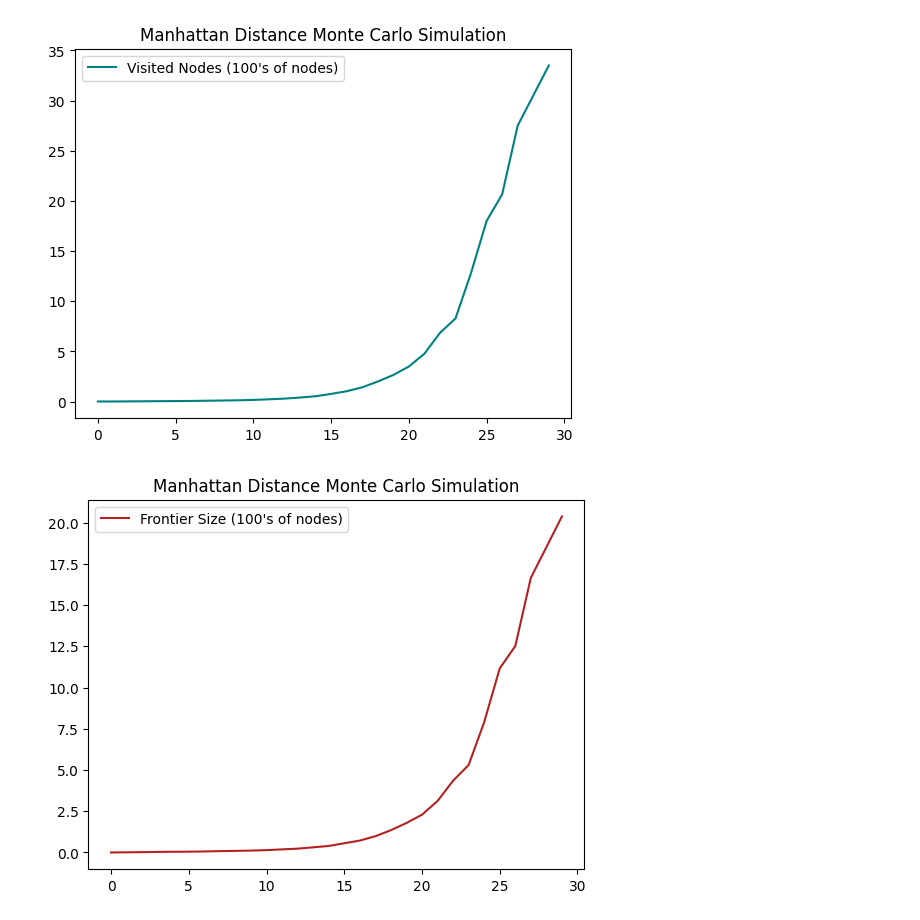
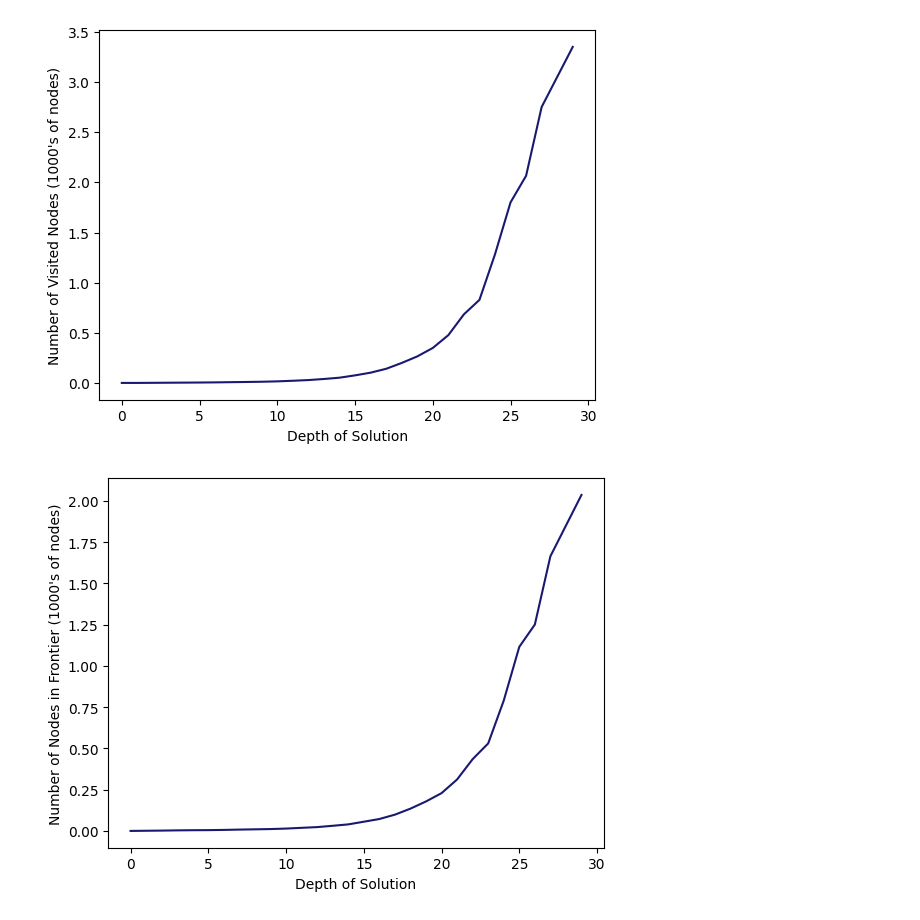
Before and after one commit to BrandonPaulsen/PYSlidingPuzzles, a Jupyter notebook: PYSlidingPuzzle.ipynb, the cells around one changed output. Cells and saved outputs as stored; diff of their text form; code cells hidden in the pictures.

```diff
--- a/PYSlidingPuzzle.ipynb
+++ b/PYSlidingPuzzle.ipynb
@@ -441,31 +441,31 @@ plt.show()
 # %%
 #results of monte carlo simulation with 100000 manhatan distance searches in c++
 depthMD = [0, 1, 2, 3, 4, 5, 6, 7, 8, 9, 10, 11, 12, 13, 14, 15, 16, 17, 18, 19, 20, 21, 22, 23, 24, 25, 26, 27, 29]
 visitedMD = [1, 1, 2, 3, 4, 5, 6.39199, 8.44684, 10.4643, 12.7318, 16.5666, 22.5525, 29.5496, 40.2602, 53.1419, 76.3947, 103.173, 141.844, 199.962, 265.104, 349.547, 477.197, 684.551, 828.661, 1282.74, 1800.57, 2065.5, 2750.75, 3350]
 frontierMD = [0, 1, 2, 3.37345, 4.33565, 4.7976, 6.1402, 8.08908, 9.66376, 11.2985, 14.2094, 18.7573, 23.1826, 31.1455, 39.6239, 55.8474, 72.1696, 98.5481, 135.08, 178.679, 229.064, 311.957, 435.101, 530.446, 790.184, 1115.9, 1251.08, 1665, 2037]
 timeMD = [0, 0.00699301, 0.0217865, 0.060177, 0.0713043, 0.0720412, 0.0886981, 0.139368, 0.173217, 0.184848, 0.241883, 0.339071, 0.43617, 0.504098, 0.797297, 1.07895, 1.47619, 2, 2.83712, 3.76018, 4.96512, 6.87179, 9.73034, 11.9286, 18.3421, 26.0952, 29.8333, 39.75, 47]
 
 plt.clf()
 plt.cla()
-plt.title("Manhattan Distance Monte Carlo Simulation")
-plt.plot(depthMD, [visited/100 for visited in visitedMD], label = "Visited Nodes (100's of nodes)", color = "teal")
-plt.gca().legend(loc = "upper left")
+plt.plot(depthMD, [visited/1000 for visited in visitedMD], color = "midnightblue")
+plt.xlabel("Depth of Solution")
+plt.ylabel("Number of Visited Nodes (1000's of nodes)")
 plt.savefig("manhattanDistanceVisited.png")
 plt.show()
 plt.clf()
 plt.cla()
-plt.title("Manhattan Distance Monte Carlo Simulation")
-plt.plot(depthMD, [frontier/100 for frontier in frontierMD], label = "Frontier Size (100's of nodes)", color = "firebrick")
-plt.gca().legend(loc = "upper left")
+plt.plot(depthMD, [frontier/1000 for frontier in frontierMD], color = "midnightblue")
+plt.xlabel("Depth of Solution")
+plt.ylabel("Number of Nodes in Frontier (1000's of nodes)")
 plt.savefig("manhattanDistanceFrontier.png")
 plt.show()
 plt.clf()
 plt.cla()
-plt.title("Manhattan Distance Monte Carlo Simulation")
-plt.plot(depthMD, [time/1000 for time in timeMD], label = "Search Time (seconds)", color = "midnightblue")
-plt.gca().legend(loc = "upper left")
+plt.plot(depthMD, [time/1000 for time in timeMD], color = "midnightblue")
+plt.xlabel("Depth of Solution")
+plt.ylabel("Time to Search (seconds)")
 plt.savefig("manhattanDistanceTime.png")
 plt.show()
 # %% [output]
-[figure, old version]
+[figure, new version]
-[figure, old version]
+[figure, new version]
```
Also changed, not shown: parts of 8 cells of this notebook, 13 other files.
